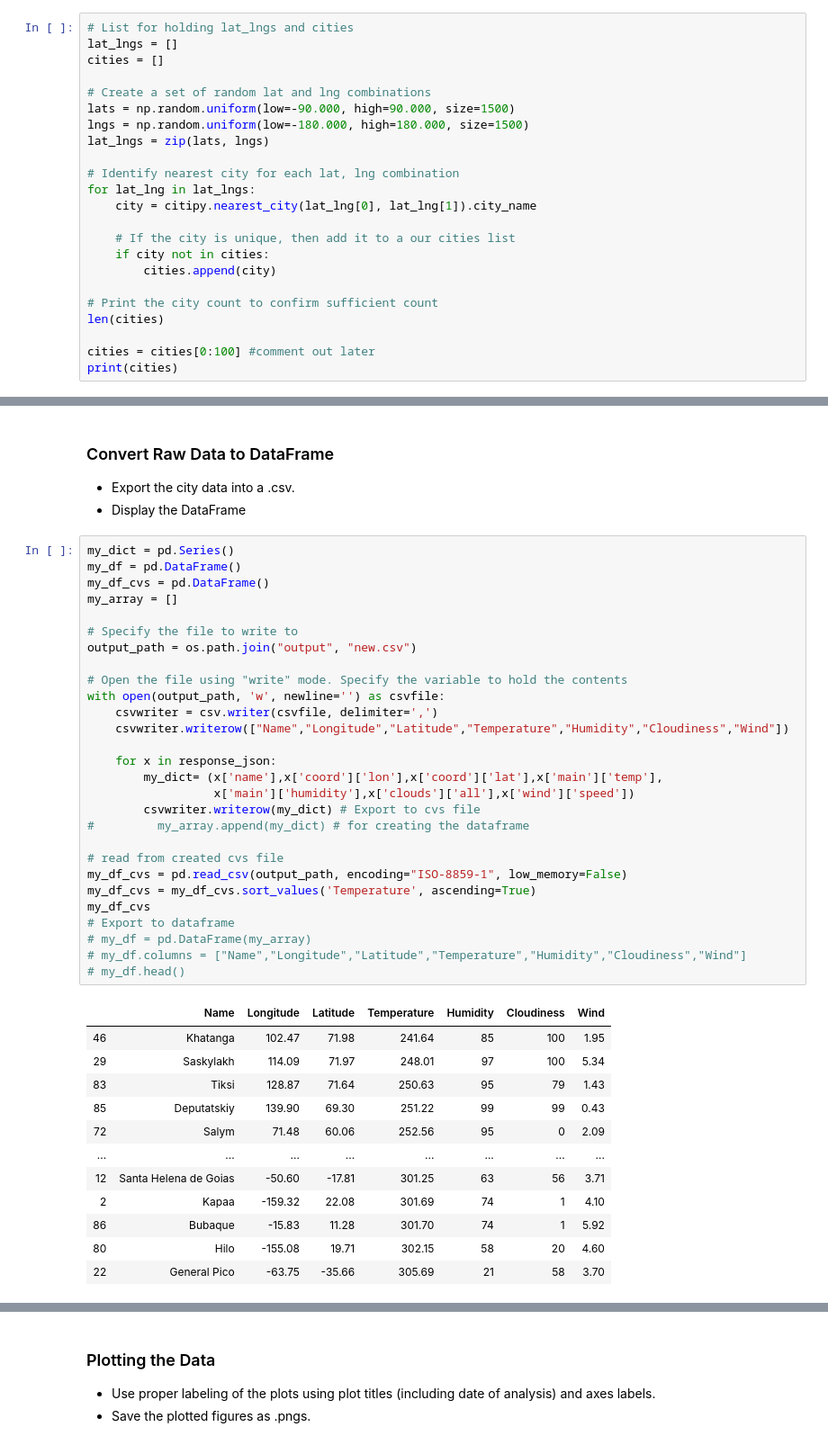
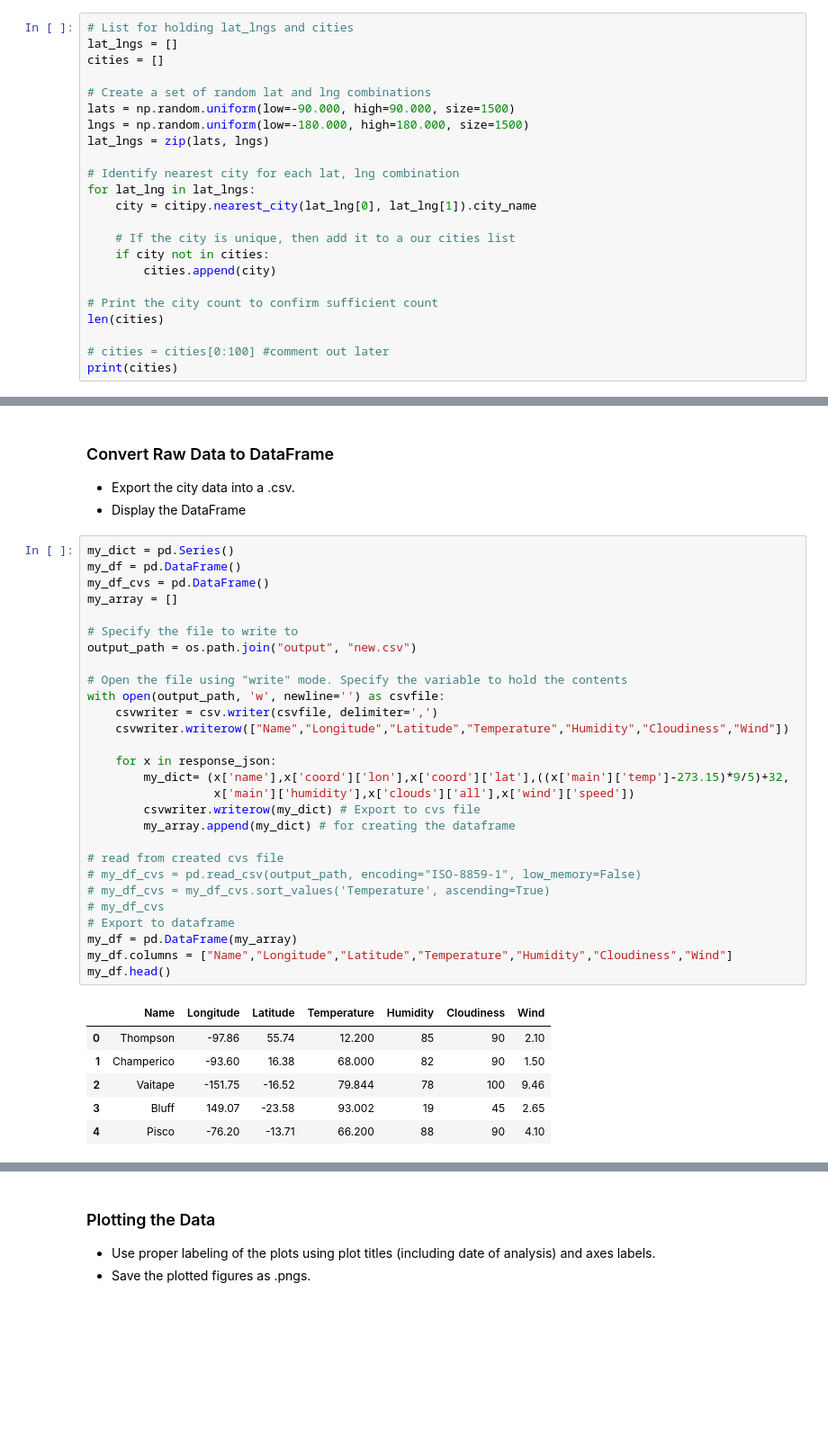
Before and after one commit to DutchDS/Python_API_Challenge, a Jupyter notebook: WeatherPy/WeatherPy.ipynb, the cells around one changed output, grey strips where cells are left out. Shown: that part at 90% size. Saved outputs shown, nothing was run; the diff lists cells and outputs as text; blank space fills up the shorter version.

```diff
--- a/WeatherPy/WeatherPy.ipynb
+++ b/WeatherPy/WeatherPy.ipynb
@@ -60,6 +60,6 @@ for lat_lng in lat_lngs:
 # Print the city count to confirm sufficient count
 len(cities)
 
-cities = cities[0:100] #comment out later
+# cities = cities[0:100] #comment out later
 print(cities)
 # %% [output]
@@ -111,41 +111,35 @@ for city in cities:
 # %%
 my_dict = pd.Series()
 my_df = pd.DataFrame()
 my_df_cvs = pd.DataFrame()
 my_array = []
 
 # Specify the file to write to
 output_path = os.path.join("output", "new.csv")
 
 # Open the file using "write" mode. Specify the variable to hold the contents
 with open(output_path, 'w', newline='') as csvfile:
     csvwriter = csv.writer(csvfile, delimiter=',')
     csvwriter.writerow(["Name","Longitude","Latitude","Temperature","Humidity","Cloudiness","Wind"])
 
     for x in response_json:
-        my_dict= (x['name'],x['coord']['lon'],x['coord']['lat'],x['main']['temp'],
+        my_dict= (x['name'],x['coord']['lon'],x['coord']['lat'],((x['main']['temp']-273.15)*9/5)+32,
                   x['main']['humidity'],x['clouds']['all'],x['wind']['speed'])
         csvwriter.writerow(my_dict) # Export to cvs file
-#         my_array.append(my_dict) # for creating the dataframe
+        my_array.append(my_dict) # for creating the dataframe
 
 # read from created cvs file
-my_df_cvs = pd.read_csv(output_path, encoding="ISO-8859-1", low_memory=False)
-my_df_cvs = my_df_cvs.sort_values('Temperature', ascending=True)
-my_df_cvs
+# my_df_cvs = pd.read_csv(output_path, encoding="ISO-8859-1", low_memory=False)
+# my_df_cvs = my_df_cvs.sort_values('Temperature', ascending=True)
+# my_df_cvs
 # Export to dataframe
-# my_df = pd.DataFrame(my_array)
-# my_df.columns = ["Name","Longitude","Latitude","Temperature","Humidity","Cloudiness","Wind"]
-# my_df.head()
+my_df = pd.DataFrame(my_array)
+my_df.columns = ["Name","Longitude","Latitude","Temperature","Humidity","Cloudiness","Wind"]
+my_df.head()
 # %% [output]
 |  | Name | Longitude | Latitude | Temperature | Humidity | Cloudiness | Wind |
-| 46 | Khatanga | 102.47 | 71.98 | 241.64 | 85 | 100 | 1.95 |
-| 29 | Saskylakh | 114.09 | 71.97 | 248.01 | 97 | 100 | 5.34 |
-| 83 | Tiksi | 128.87 | 71.64 | 250.63 | 95 | 79 | 1.43 |
-| 85 | Deputatskiy | 139.90 | 69.30 | 251.22 | 99 | 99 | 0.43 |
-| 72 | Salym | 71.48 | 60.06 | 252.56 | 95 | 0 | 2.09 |
-| ... | ... | ... | ... | ... | ... | ... | ... |
-| 12 | Santa Helena de Goias | -50.60 | -17.81 | 301.25 | 63 | 56 | 3.71 |
-| 2 | Kapaa | -159.32 | 22.08 | 301.69 | 74 | 1 | 4.10 |
-| 86 | Bubaque | -15.83 | 11.28 | 301.70 | 74 | 1 | 5.92 |
-| 80 | Hilo | -155.08 | 19.71 | 302.15 | 58 | 20 | 4.60 |
-| 22 | General Pico | -63.75 | -35.66 | 305.69 | 21 | 58 | 3.70 |
+| 0 | Thompson | -97.86 | 55.74 | 12.200 | 85 | 90 | 2.10 |
+| 1 | Champerico | -93.60 | 16.38 | 68.000 | 82 | 90 | 1.50 |
+| 2 | Vaitape | -151.75 | -16.52 | 79.844 | 78 | 100 | 9.46 |
+| 3 | Bluff | 149.07 | -23.58 | 93.002 | 19 | 45 | 2.65 |
+| 4 | Pisco | -76.20 | -13.71 | 66.200 | 88 | 90 | 4.10 |
```
Also changed, not shown: parts of 10 cells of this notebook, 1 other file.
